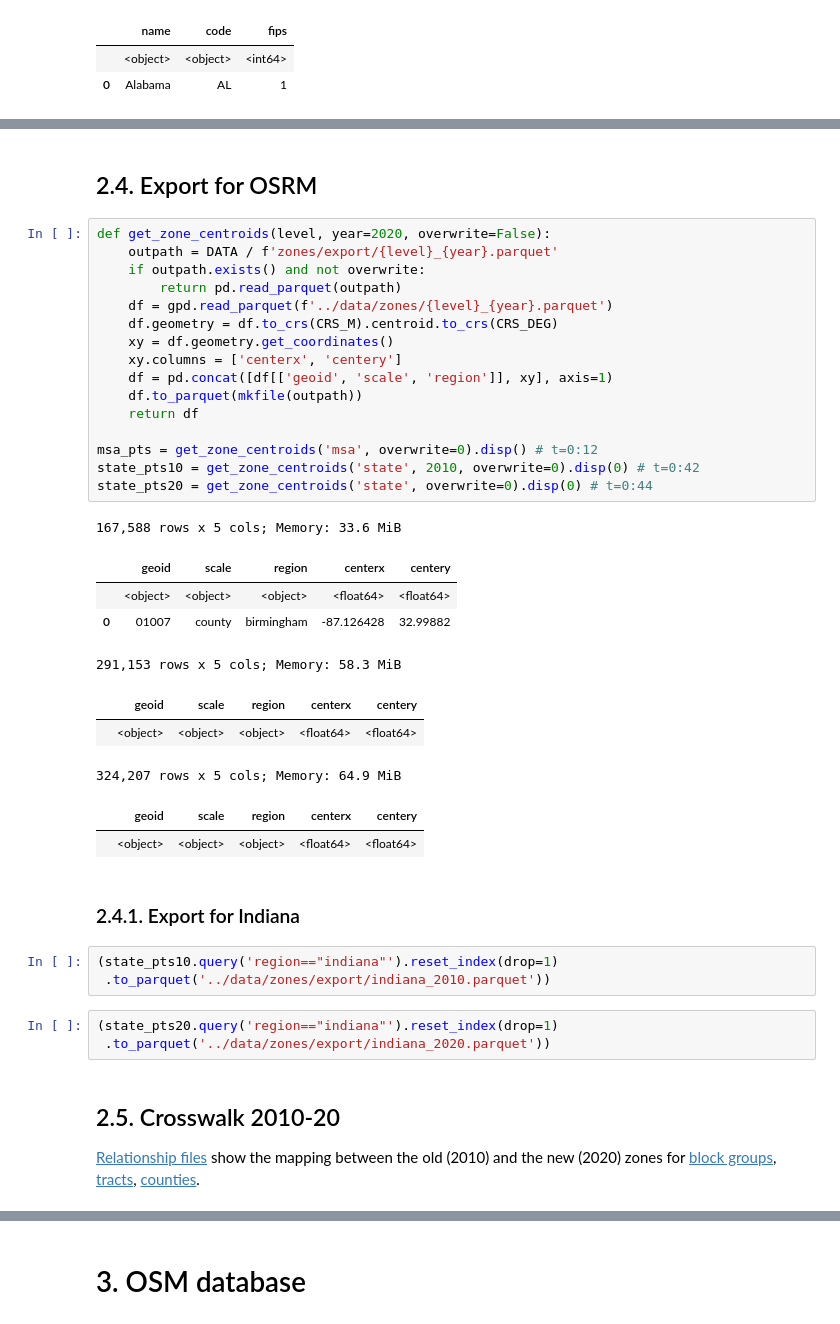
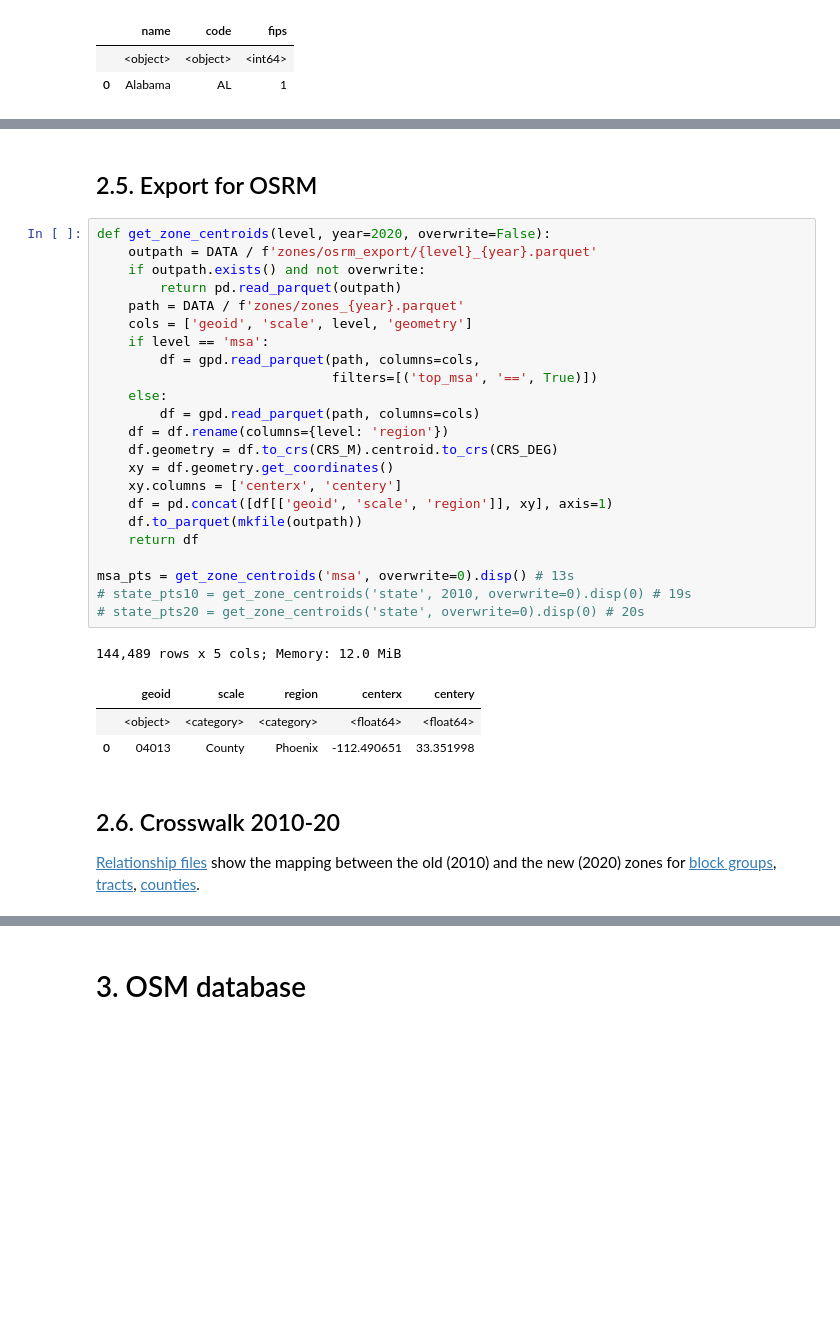
Before and after one commit to rvanxer/spr_4711, a Jupyter notebook: code/1_zones.ipynb, the cells around one changed output, grey strips where cells are left out. Saved outputs shown, nothing was run; the diff lists cells and outputs as text; blank space fills up the shorter version.

```diff
--- a/code/1_zones.ipynb
+++ b/code/1_zones.ipynb
@@ -175,42 +176,35 @@ msa10 = get_msas(overwrite=0, year=2010).disp(0) # t=0:30
 # %% [markdown]
-## 2.4. Export for OSRM
+## 2.5. Export for OSRM
 # %%
 def get_zone_centroids(level, year=2020, overwrite=False):
-    outpath = DATA / f'zones/export/{level}_{year}.parquet'
+    outpath = DATA / f'zones/osrm_export/{level}_{year}.parquet'
     if outpath.exists() and not overwrite:
         return pd.read_parquet(outpath)
-    df = gpd.read_parquet(f'../data/zones/{level}_{year}.parquet')
+    path = DATA / f'zones/zones_{year}.parquet'
+    cols = ['geoid', 'scale', level, 'geometry']
+    if level == 'msa':
+        df = gpd.read_parquet(path, columns=cols,
+                              filters=[('top_msa', '==', True)])
+    else:
+        df = gpd.read_parquet(path, columns=cols)
+    df = df.rename(columns={level: 'region'})
     df.geometry = df.to_crs(CRS_M).centroid.to_crs(CRS_DEG)
     xy = df.geometry.get_coordinates()
     xy.columns = ['centerx', 'centery']
     df = pd.concat([df[['geoid', 'scale', 'region']], xy], axis=1)
     df.to_parquet(mkfile(outpath))
     return df
 
-msa_pts = get_zone_centroids('msa', overwrite=0).disp() # t=0:12
-state_pts10 = get_zone_centroids('state', 2010, overwrite=0).disp(0) # t=0:42
-state_pts20 = get_zone_centroids('state', overwrite=0).disp(0) # t=0:44
+msa_pts = get_zone_centroids('msa', overwrite=0).disp() # 13s
+# state_pts10 = get_zone_centroids('state', 2010, overwrite=0).disp(0) # 19s
+# state_pts20 = get_zone_centroids('state', overwrite=0).disp(0) # 20s
 # %% [output]
-167,588 rows x 5 cols; Memory: 33.6 MiB
+144,489 rows x 5 cols; Memory: 12.0 MiB
 |  | geoid | scale | region | centerx | centery |
-|  | <object> | <object> | <object> | <float64> | <float64> |
-| 0 | 01007 | county | birmingham | -87.126428 | 32.99882 |
+|  | <object> | <category> | <category> | <float64> | <float64> |
+| 0 | 04013 | County | Phoenix | -112.490651 | 33.351998 |
-291,153 rows x 5 cols; Memory: 58.3 MiB
-|  | geoid | scale | region | centerx | centery |
-|  | <object> | <object> | <object> | <float64> | <float64> |
-324,207 rows x 5 cols; Memory: 64.9 MiB
-|  | geoid | scale | region | centerx | centery |
-|  | <object> | <object> | <object> | <float64> | <float64> |
-# %% [markdown]
-### 2.4.1. Export for Indiana
-# %%
-(state_pts10.query('region=="indiana"').reset_index(drop=1)
- .to_parquet('../data/zones/export/indiana_2010.parquet'))
-# %%
-(state_pts20.query('region=="indiana"').reset_index(drop=1)
- .to_parquet('../data/zones/export/indiana_2020.parquet'))
 # %% [markdown]
-## 2.5. Crosswalk 2010-20
+## 2.6. Crosswalk 2010-20
 [Relationship files](https://www.census.gov/geographies/reference-files/time-series/geo/relationship-files.2020.html) show the mapping between the old (2010) and the new (2020) zones for [block groups](https://www2.census.gov/geo/docs/maps-data/data/rel2020/blkgrp/tab20_blkgrp20_blkgrp10_natl.txt), [tracts](https://www2.census.gov/geo/docs/maps-data/data/rel2020/tract/tab20_tract20_tract10_natl.txt), [counties](https://www2.census.gov/geo/docs/maps-data/data/rel2020/cousub/tab20_cousub20_cousub10_natl.txt).
 # %%
 def get_census_crosstab_2010_2020(overwrite=False):
```
Also changed, not shown: parts of 26 cells of this notebook.
